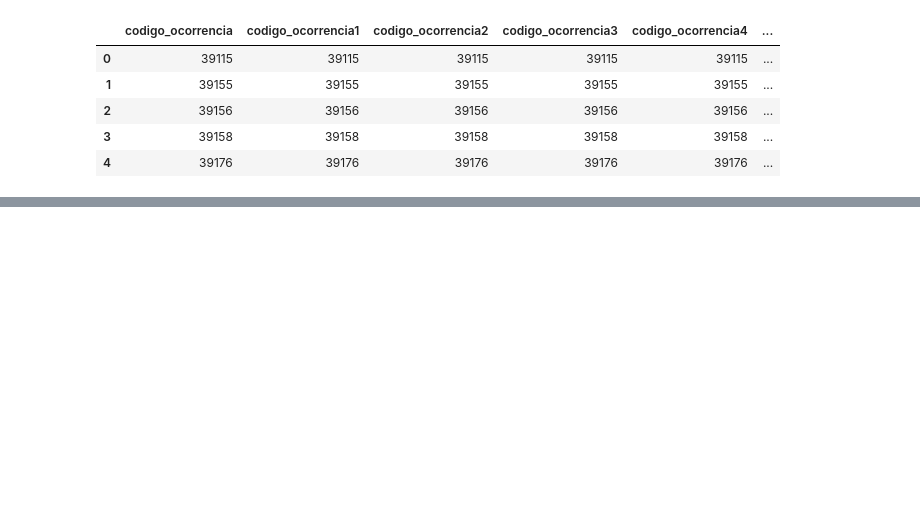
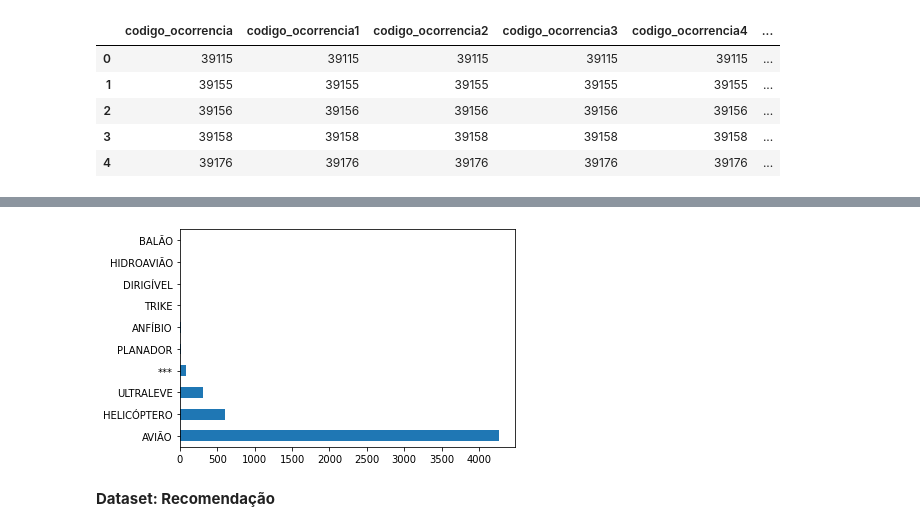
Before and after one commit to leonarddocchagas/data_science, a Jupyter notebook: ocorrencias_aeronauticas_da_aviacao_civil_brasileira.ipynb, the cells around one changed output, grey strips where cells are left out. Saved outputs shown, nothing was run; the diff lists cells and outputs as text; code cells hidden in the pictures; blank space fills up the shorter version.

```diff
--- a/ocorrencias_aeronauticas_da_aviacao_civil_brasileira.ipynb
+++ b/ocorrencias_aeronauticas_da_aviacao_civil_brasileira.ipynb
@@ -37,0 +185,9 @@ UnicodeDecodeError: ignored
+# %%
+# carrega e exibe dataset df_fator_contribuinte
+df_aeronave = pd.read_excel('/content/drive/My Drive/Colab Data Science/Projetos/CENIPA/aeronave.xlsx')
+
+# renomeia coluna
+df_aeronave = df_aeronave.rename(columns={'codigo_ocorrencia2': 'codigo_ocorrencia'})
+
+# exibi dataset
+df_aeronave.head()
@@ -37,0 +225,6 @@ UnicodeDecodeError: ignored
+# %%
+df_aeronave['aeronave_tipo_veiculo'].value_counts().plot.barh();
+# %% [output]
+[figure, added]
+# %% [markdown]
+**Dataset: Recomendação**
```
Also changed, not shown: parts of 58 cells of this notebook.
